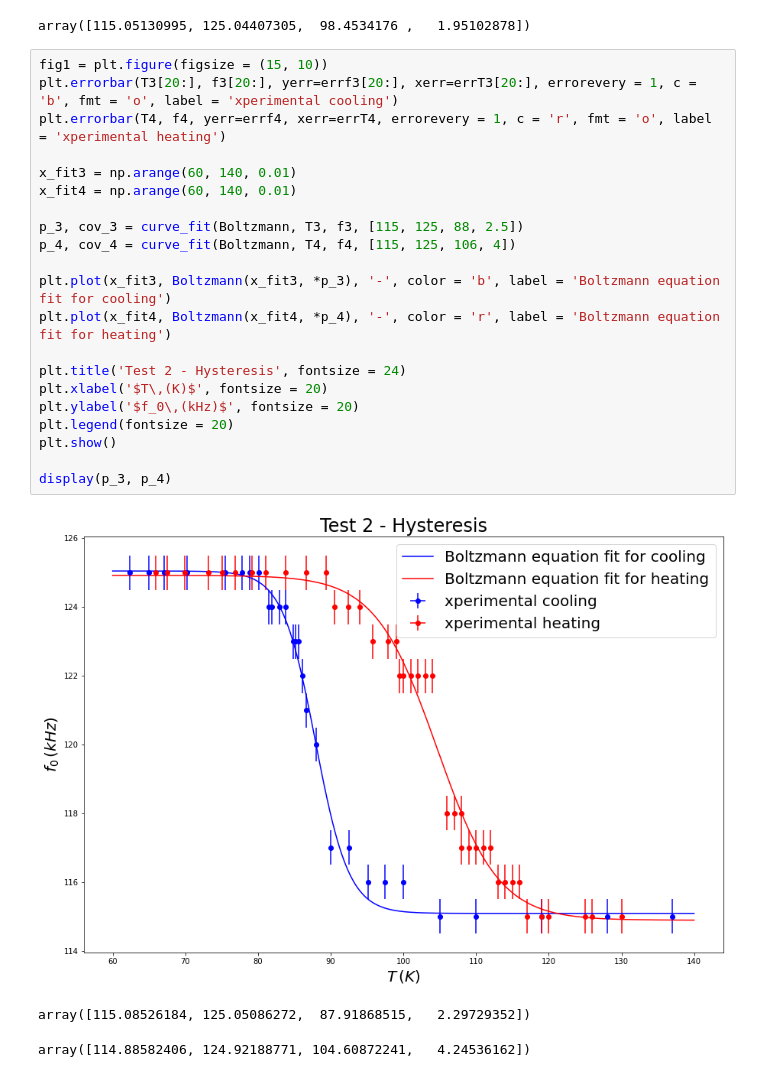
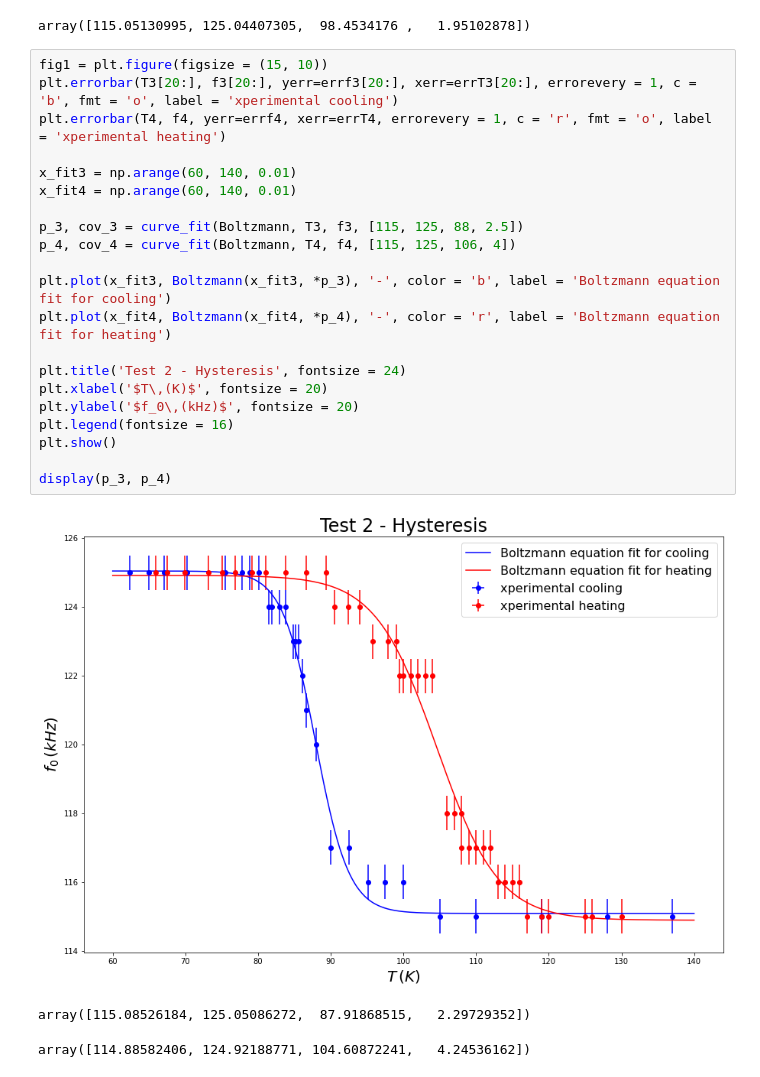
Before and after one commit to matteodetullio96/Advanced_Physics_Lab, a Jupyter notebook: Test_SalitaDiscesa.ipynb, the cells around one changed output. Saved outputs shown, nothing was run; the diff lists cells and outputs as text.

```diff
--- a/Test_SalitaDiscesa.ipynb
+++ b/Test_SalitaDiscesa.ipynb
@@ -47,25 +47,25 @@ array([115.05130995, 125.04407305,  98.4534176 ,   1.95102878])
 # %%
 fig1 = plt.figure(figsize = (15, 10))
 plt.errorbar(T3[20:], f3[20:], yerr=errf3[20:], xerr=errT3[20:], errorevery = 1, c = 'b', fmt = 'o', label = 'xperimental cooling')
 plt.errorbar(T4, f4, yerr=errf4, xerr=errT4, errorevery = 1, c = 'r', fmt = 'o', label = 'xperimental heating')
 
 x_fit3 = np.arange(60, 140, 0.01)
 x_fit4 = np.arange(60, 140, 0.01)
 
 p_3, cov_3 = curve_fit(Boltzmann, T3, f3, [115, 125, 88, 2.5])
 p_4, cov_4 = curve_fit(Boltzmann, T4, f4, [115, 125, 106, 4])
 
 plt.plot(x_fit3, Boltzmann(x_fit3, *p_3), '-', color = 'b', label = 'Boltzmann equation fit for cooling')
 plt.plot(x_fit4, Boltzmann(x_fit4, *p_4), '-', color = 'r', label = 'Boltzmann equation fit for heating')
 
 plt.title('Test 2 - Hysteresis', fontsize = 24)
 plt.xlabel('$T\,(K)$', fontsize = 20)
 plt.ylabel('$f_0\,(kHz)$', fontsize = 20)
-plt.legend(fontsize = 20)
+plt.legend(fontsize = 16)
 plt.show()
 
 display(p_3, p_4)
 # %% [output]
-[figure, old version]
+[figure, new version]
 array([115.08526184, 125.05086272,  87.91868515,   2.29729352])
 array([114.88582406, 124.92188771, 104.60872241,   4.24536162])
```
